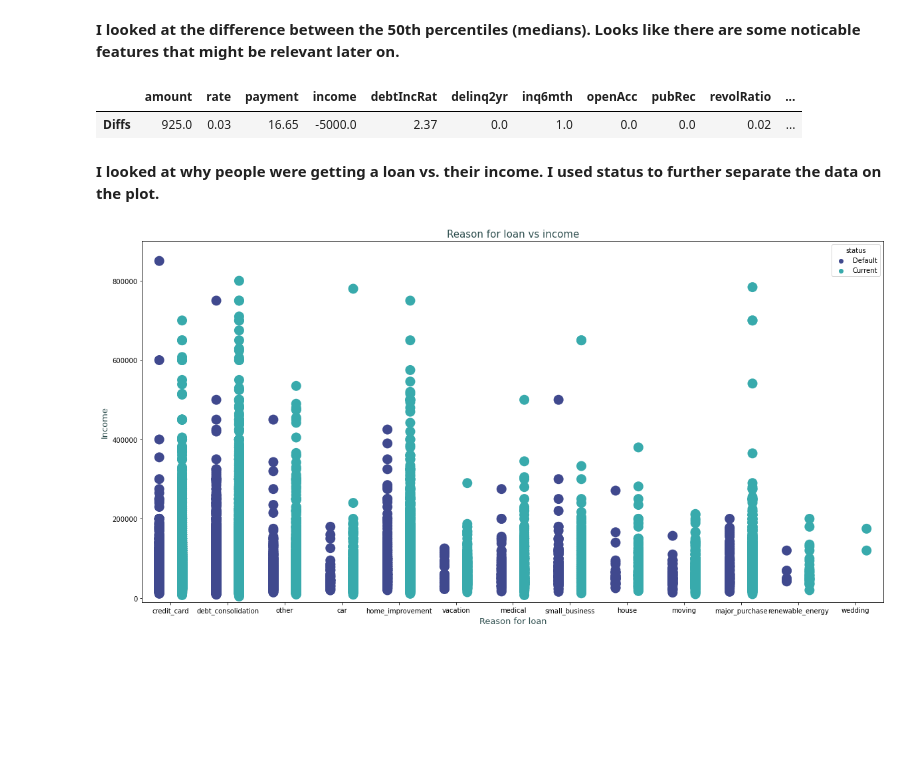
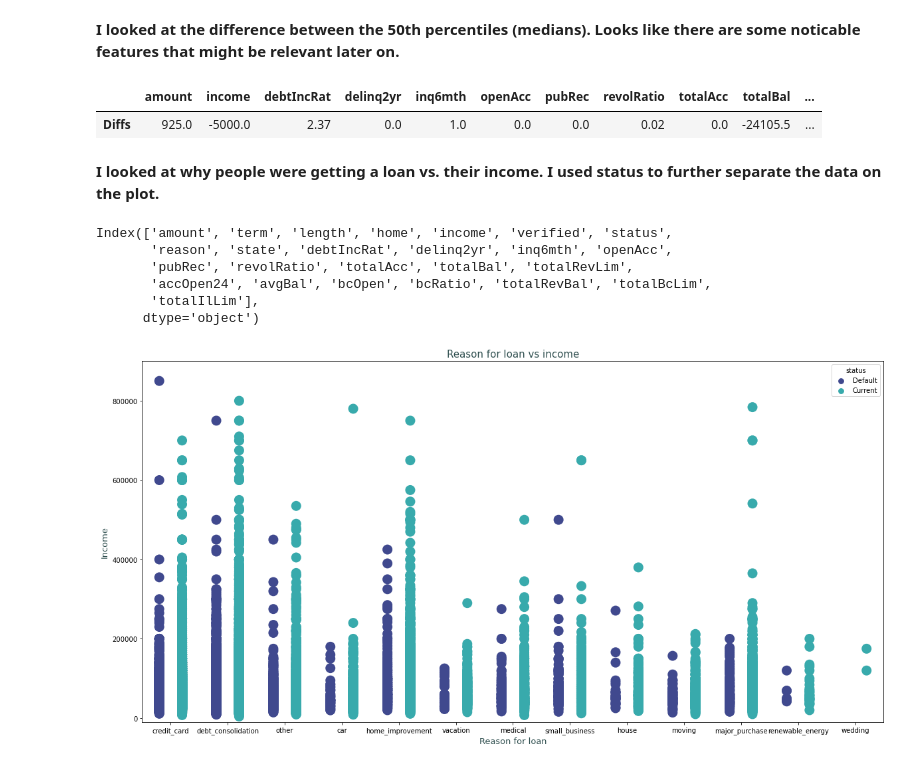
Before and after one commit to marleyberries/Springboard-Main, a Jupyter notebook: Capstone Loan Default Prediction/02_Loan Default - EDA.ipynb, the cells around one changed output. Cells and saved outputs as stored; diff of their text form; code cells hidden in the pictures; blank space fills up the shorter version.

```diff
--- a/Capstone Loan Default Prediction/02_Loan Default - EDA.ipynb
+++ b/Capstone Loan Default Prediction/02_Loan Default - EDA.ipynb
@@ -76,5 +81,2 @@ Percent of data that is Status late 1.6241299303944314
 # %%
 df = df[df['status'] != 'Late']
-# %%
-df['term'] = df['term'].str.replace('months', '')
-df['term'] = df['term'].str.replace(' ', '').astype(int)
@@ -114,0 +134,2 @@ df = df.drop(['totalLim'], axis=1)
+# %%
+df = df.drop(['rate', 'payment', 'grade'], axis=1).set_index('loanID')
@@ -114,0 +138,2 @@ df = df.drop(['totalLim'], axis=1)
+# %%
+df.employment = df.employment.str.lower()
@@ -114,0 +163,2 @@ df = df.drop(['totalLim'], axis=1)
+# %%
+df = df.drop('employment', axis=1)
@@ -288,12 +361,20 @@ default_info.subtract(current_info, axis = 1).T
 # %%
 median_diffs = pd.DataFrame(default.median() - current.median())
 median_diffs.columns = ['Diffs']
-median_diffs = median_diffs.drop(['loanID', 'term'], axis=0)
 median_diffs.T
 # %% [output]
-|  | amount | rate | payment | income | debtIncRat | delinq2yr | inq6mth | openAcc | pubRec | revolRatio | ... |
-| Diffs | 925.0 | 0.03 | 16.65 | -5000.0 | 2.37 | 0.0 | 1.0 | 0.0 | 0.0 | 0.02 | ... |
+|  | amount | income | debtIncRat | delinq2yr | inq6mth | openAcc | pubRec | revolRatio | totalAcc | totalBal | ... |
+| Diffs | 925.0 | -5000.0 | 2.37 | 0.0 | 1.0 | 0.0 | 0.0 | 0.02 | 0.0 | -24105.5 | ... |
 # %% [markdown]
 **I looked at why people were getting a loan vs. their income. I used status to further separate the data on the plot.**
+# %%
+df.columns
+# %% [output]
+Index(['amount', 'term', 'length', 'home', 'income', 'verified', 'status',
+       'reason', 'state', 'debtIncRat', 'delinq2yr', 'inq6mth', 'openAcc',
+       'pubRec', 'revolRatio', 'totalAcc', 'totalBal', 'totalRevLim',
+       'accOpen24', 'avgBal', 'bcOpen', 'bcRatio', 'totalRevBal', 'totalBcLim',
+       'totalIlLim'],
+      dtype='object')
 # %%
 fig, ax = plt.subplots(figsize=(20,10))
```
Also changed, not shown: parts of 33 cells of this notebook.
